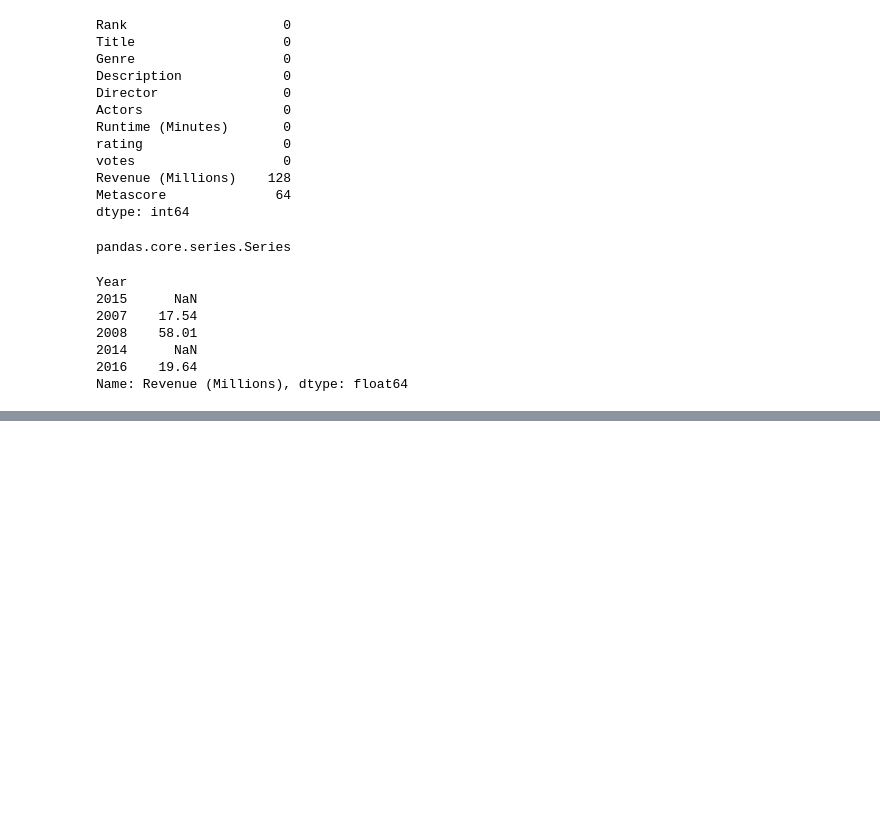
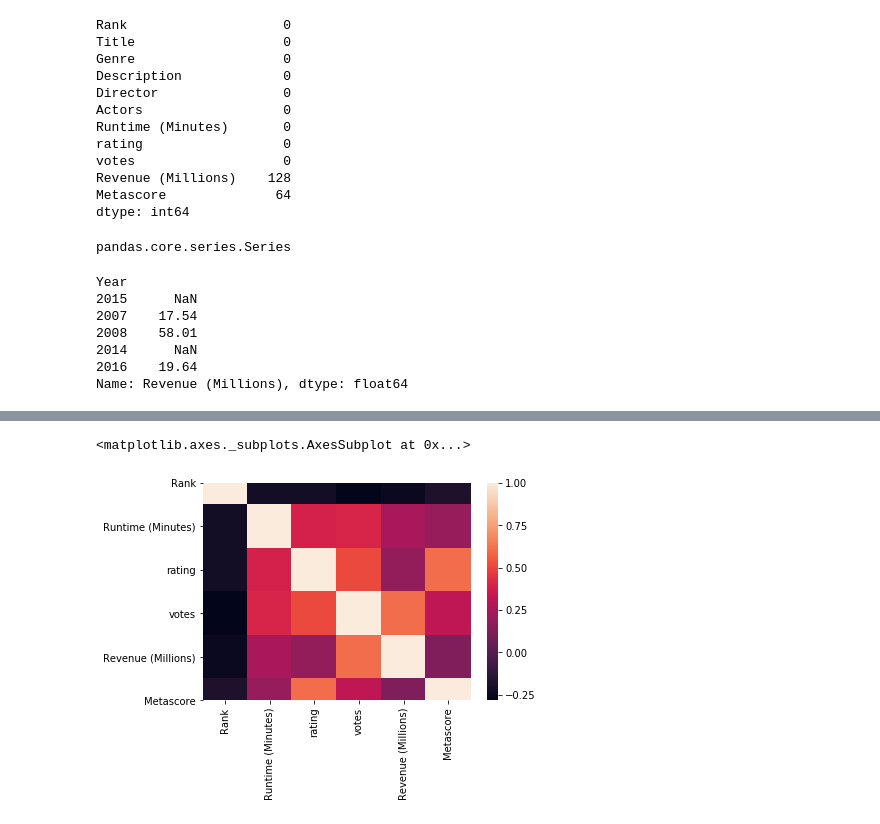
Before and after one commit to ElijahCoding/DataScience, a Jupyter notebook: AdvancedMachineLearning/Pandas/Tutorial.ipynb, the cells around one changed output, grey strips where cells are left out. Saved outputs shown, nothing was run; the diff lists cells and outputs as text; code cells hidden in the pictures; blank space fills up the shorter version.

Commit message:
correlation heatmap

```diff
--- a/AdvancedMachineLearning/Pandas/Tutorial.ipynb
+++ b/AdvancedMachineLearning/Pandas/Tutorial.ipynb
@@ -284,5 +284,8 @@ Year
 2014      NaN
 2016    19.64
 Name: Revenue (Millions), dtype: float64
-# %%
-revenue = revenue.dropna().isnull().sum()
+# %%
+revenue_mean = revenue.mean()
+revenue.fillna(revenue_mean, inplace= True)
+
+revenue.isnull().sum()
@@ -307,0 +311,6 @@ metascore = df['Metascore']
+# %%
+metascore = df['Metascore']
+metascore_mean = metascore.mean()
+metascore.fillna(metascore_mean, inplace=True)
+df['Metascore'] = metascore
+df.isnull().sum()
@@ -307,0 +374,2 @@ metascore = df['Metascore']
+# %%
+corrmat = df.corr()
@@ -307,0 +388,5 @@ metascore = df['Metascore']
+# %%
+sns.heatmap(corrmat)
+# %% [output]
+<matplotlib.axes._subplots.AxesSubplot at 0x...>
+[figure, added]
```
Also changed, not shown: parts of 13 cells of this notebook.
